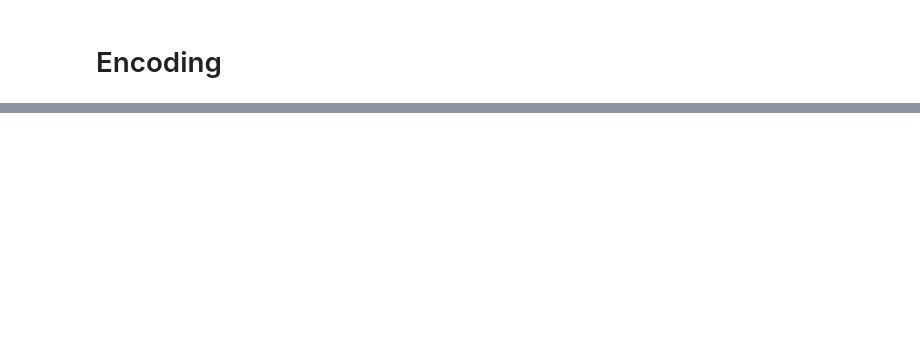
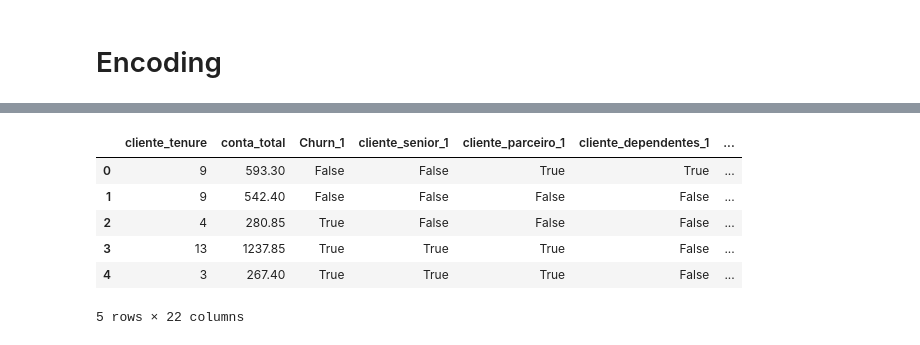
Before and after one commit to ElsCorporation/ChallengeAluraTelecomPt2, a Jupyter notebook: Callenge_Alura_TelecomX_pt2.ipynb, the cells around one changed output, grey strips where cells are left out. Cells and saved outputs as stored; diff of their text form; code cells hidden in the pictures; blank space fills up the shorter version.

```diff
--- a/Callenge_Alura_TelecomX_pt2.ipynb
+++ b/Callenge_Alura_TelecomX_pt2.ipynb
@@ -78,0 +153,14 @@ dados_colunas_removidas.head()
+# %%
+AjusteColunasAstype = [
+    'internet_seguranca_online',
+    'internet_backup_online',
+    'internet_protecao_dispositivo',
+    'internet_suporte_tecnico',
+    'internet_streaming_tv',
+    'internet_streaming_filmes',
+]
+
+for col in AjusteColunasAstype:
+    dados_colunas_removidas[col] = dados_colunas_removidas[col].astype(int)
+
+dados_colunas_removidas.info()
@@ -78,0 +189,3 @@ dados_colunas_removidas.head()
+# %%
+dados_colunas_removidas['Churn'] = dados_colunas_removidas['Churn'].replace({'No': 0, 'Yes': 1}).astype(int)
+dados_colunas_removidas['Churn']
@@ -78,0 +227,3 @@ dados_colunas_removidas.head()
+# %%
+dados_colunas_removidas = pd.concat([dados_colunas_removidas, dados['cliente_genero']], axis=1)
+dados_colunas_removidas['cliente_genero']
@@ -80,0 +258,21 @@ dados_colunas_removidas.head()
+# %%
+colunas_categoricas = [
+        'Churn', 'cliente_senior', 'cliente_parceiro', 'cliente_dependentes',
+        'telefone_servico', 'internet_servico',
+       'internet_seguranca_online', 'internet_backup_online',
+       'internet_protecao_dispositivo', 'internet_suporte_tecnico',
+       'conta_contrato', 'conta_fatura_online', 'conta_metodo_pagamento',
+      'internet_streaming_tv', 'internet_streaming_filmes',
+       'cliente_genero'
+]
+# %%
+dados_encoded = pd.get_dummies(dados_colunas_removidas, columns=colunas_categoricas, drop_first = True)
+dados_encoded.head()
+# %% [output]
+|  | cliente_tenure | conta_total | Churn_1 | cliente_senior_1 | cliente_parceiro_1 | cliente_dependentes_1 | ... |
+| 0 | 9 | 593.30 | False | False | True | True | ... |
+| 1 | 9 | 542.40 | False | False | False | False | ... |
+| 2 | 4 | 280.85 | True | False | False | False | ... |
+| 3 | 13 | 1237.85 | True | True | True | False | ... |
+| 4 | 3 | 267.40 | True | True | True | False | ... |
+5 rows × 22 columns
```
Also changed, not shown: parts of 15 cells of this notebook.
